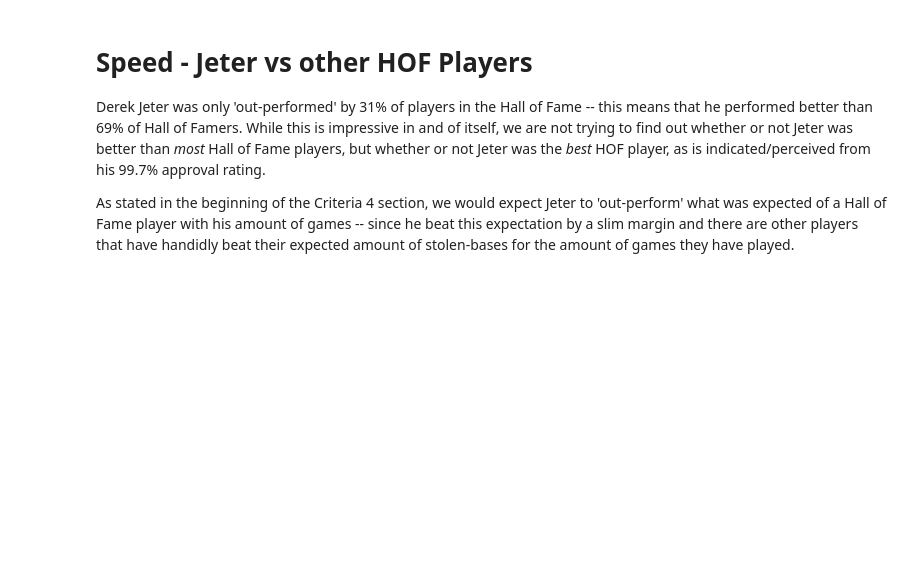
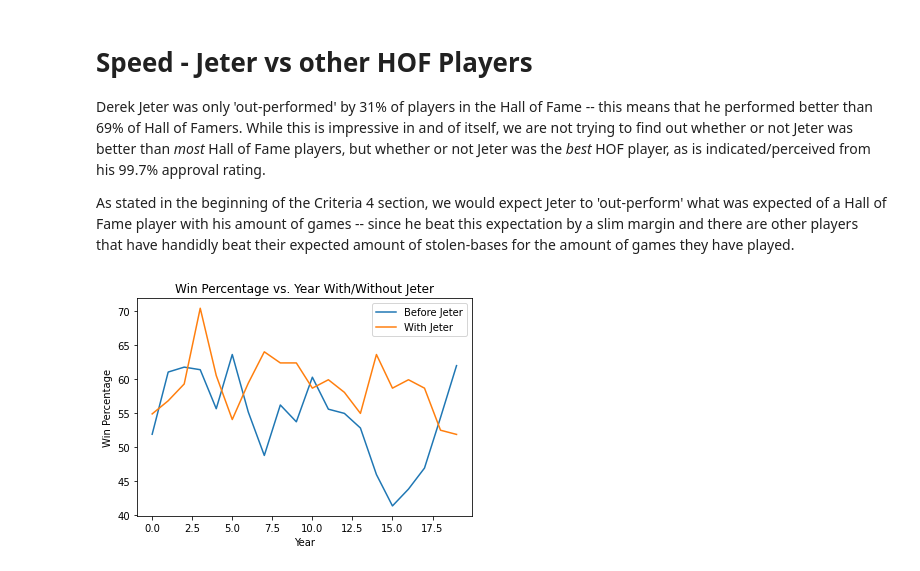
Before and after one commit to drob18/320FinalProject, a Jupyter notebook: Final.ipynb, the cells around one changed output. Cells and saved outputs as stored; diff of their text form; code cells hidden in the pictures; blank space fills up the shorter version.

```diff
--- a/Final.ipynb
+++ b/Final.ipynb
@@ -649,3 +649,26 @@ print(better_stolen_percent) # 31% of people 'outperformed' Jeter
 Derek Jeter was only 'out-performed' by 31% of players in the Hall of Fame -- this means that he performed better than 69% of Hall of Famers. While this is impressive in and of itself, we are not trying to find out whether or not Jeter was better than *most* Hall of Fame players, but whether or not Jeter was the *best* HOF player, as is indicated/perceived from his 99.7% approval rating.
 
 As stated in the beginning of the Criteria 4 section, we would expect Jeter to 'out-perform' what was expected of a Hall of Fame player with his amount of games -- since he beat this expectation by a slim margin and there are other players that have handidly beat their expected amount of stolen-bases for the amount of games they have played.
+# %%
+Yankees_query = 'SELECT yearID, (W*1.0/(L*1.0+W*1.0)*100.0) as Win_Per from Teams WHERE teamID="NYA" and yearID > 1974 and yearID < 2015'
+Yankees_win = pd.read_sql(Yankees_query,conn)
+
+Yankees_win_before = Yankees_win.head(20)
+Yankees_win_before = Yankees_win_before.reset_index(drop=True)
+Yankees_win_before['year'] = Yankees_win_before.index
+
+Yankees_win_after = Yankees_win.tail(20)
+Yankees_win_after = Yankees_win_after.reset_index(drop=True)
+Yankees_win_after['year'] = Yankees_win_after.index
+# %%
+fig, ax = plt.subplots()
+
+ax.plot(Yankees_win_before['year'], Yankees_win_before['Win_Per'], label='Before Jeter')
+ax.plot(Yankees_win_after['year'], Yankees_win_after['Win_Per'], label='With Jeter')
+plt.title('Win Percentage vs. Year With/Without Jeter')
+plt.xlabel('Year')
+plt.ylabel('Win Percentage')
+ax.legend(loc = 'upper right')
+plt.show()
+# %% [output]
+[figure, added]
```
Also changed, not shown: parts of 1 cell of this notebook.
